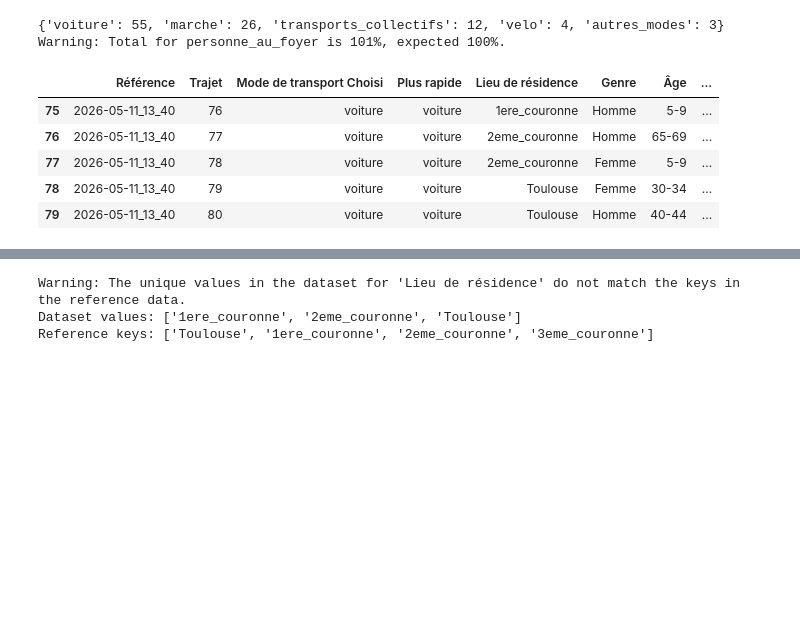
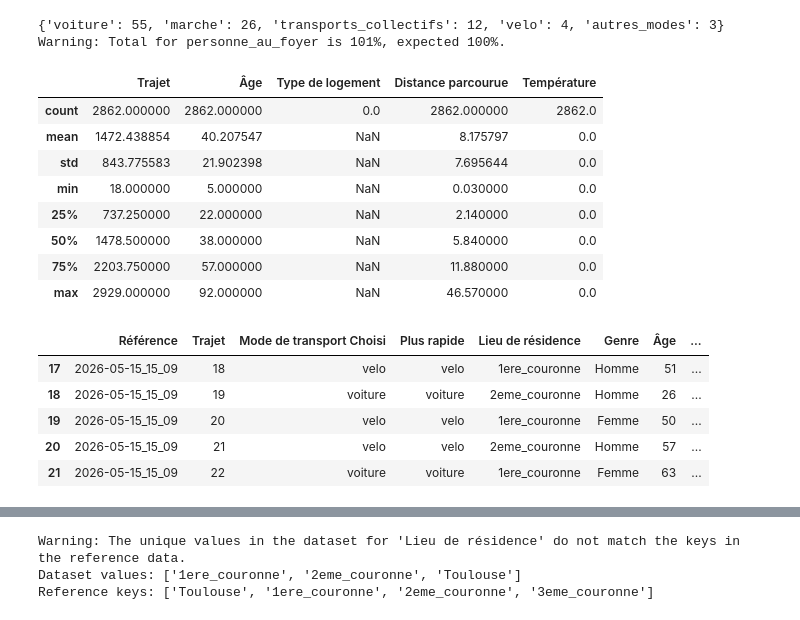
Before and after one commit to Ytlse/llm-agents-gama, a Jupyter notebook: scripts/stats/current_stats.ipynb, the cells around one changed output, grey strips where cells are left out. Cells and saved outputs as stored; diff of their text form; code cells hidden in the pictures; blank space fills up the shorter version.

```diff
--- a/scripts/stats/current_stats.ipynb
+++ b/scripts/stats/current_stats.ipynb
@@ -154,30 +154,42 @@ print_cerema_parts_modales(cerema,"parts_modales_2023")
 {'voiture': 55, 'marche': 26, 'transports_collectifs': 12, 'velo': 4, 'autres_modes': 3}
 Warning: Total for personne_au_foyer is 101%, expected 100%.
 # %%
-moves = pd.read_csv('../../experiments/current/moves.csv')
+#moves = pd.read_csv('../../experiments/current/moves.csv')
+moves = pd.read_csv('../../experiments/2026-05-15_15_09/moves.csv')
+
 #moves = pd.read_csv('../../experiments/2026-05-07_12_23/moves.csv')
 moves = moves[moves["Distance parcourue"]>0]
 
 # Normalisation des noms de modes de transport
-moves.replace({'Marche':"marche", 'Voiture Privée':"voiture", 'Vélo':"velo", 'Transports en commun':"transports_collectifs"}, inplace=True)
+moves.replace({'Marche':"marche", 'Voiture Privée':"voiture", 'Vélo':"velo", 'Bus':"transports_collectifs"}, inplace=True)
 
 # Normalisation des catégories d'occupation
 moves.replace({'Travail à plein temps':"actif_temps_plein", "Scolaire (jusqu'au Bac)":"scolaire", "Chômeur/recherche d'emploi":"chomeur_recherche_emploi", 'Personne au foyer':"personne_au_foyer", 'Travail à temps partiel':"actif_temps_partiel", 'Étudiant':"etudiant"}, inplace=True)
 
 
 # Dataset values: ['Achats', 'Travail', 'leisure', 'Etude', 'home']
 # Reference keys: ['domicile_travail', 'domicile_etudes', 'domicile_achats', 'domicile_accompagnement']²
 moves.replace({'Achats':"achats", 'Travail':"travail", 'leisure':"loisirs", 'Etude':"etudes"}, inplace=True)
 
 # Dataset values: ['1ere couronne', '2eme couronne', 'Toulouse']
 # Reference keys: ['Toulouse', '1ere_couronne', '2eme_couronne', '3eme_couronne']
 moves.replace({'1ere couronne':"1ere_couronne", '2eme couronne':"2eme_couronne"}, inplace=True)
 
+display(moves.describe())
 moves.head()
 # %% [output]
-|  | Référence | Trajet | Mode de transport Choisi | Plus rapide | Lieu de résidence | Genre | Âge | ... |
-| 75 | 2026-05-11_13_40 | 76 | voiture | voiture | 1ere_couronne | Homme | 5-9 | ... |
-| 76 | 2026-05-11_13_40 | 77 | voiture | voiture | 2eme_couronne | Homme | 65-69 | ... |
-| 77 | 2026-05-11_13_40 | 78 | voiture | voiture | 2eme_couronne | Femme | 5-9 | ... |
-| 78 | 2026-05-11_13_40 | 79 | voiture | voiture | Toulouse | Femme | 30-34 | ... |
-| 79 | 2026-05-11_13_40 | 80 | voiture | voiture | Toulouse | Homme | 40-44 | ... |
+|  | Trajet | Âge | Type de logement | Distance parcourue | Température |
+| count | 2862.000000 | 2862.000000 | 0.0 | 2862.000000 | 2862.0 |
+| mean | 1472.438854 | 40.207547 | NaN | 8.175797 | 0.0 |
+| std | 843.775583 | 21.902398 | NaN | 7.695644 | 0.0 |
+| min | 18.000000 | 5.000000 | NaN | 0.030000 | 0.0 |
+| 25% | 737.250000 | 22.000000 | NaN | 2.140000 | 0.0 |
+| 50% | 1478.500000 | 38.000000 | NaN | 5.840000 | 0.0 |
+| 75% | 2203.750000 | 57.000000 | NaN | 11.880000 | 0.0 |
+| max | 2929.000000 | 92.000000 | NaN | 46.570000 | 0.0 |
+|  | Référence | Trajet | Mode de transport Choisi | Plus rapide | Lieu de résidence | Genre | Âge | ... |
+| 17 | 2026-05-15_15_09 | 18 | velo | velo | 1ere_couronne | Homme | 51 | ... |
+| 18 | 2026-05-15_15_09 | 19 | voiture | voiture | 2eme_couronne | Homme | 26 | ... |
+| 19 | 2026-05-15_15_09 | 20 | velo | velo | 1ere_couronne | Femme | 50 | ... |
+| 20 | 2026-05-15_15_09 | 21 | velo | velo | 2eme_couronne | Homme | 57 | ... |
+| 21 | 2026-05-15_15_09 | 22 | voiture | voiture | 1ere_couronne | Femme | 63 | ... |
```
Also changed, not shown: parts of 6 cells of this notebook, 38 other files.
